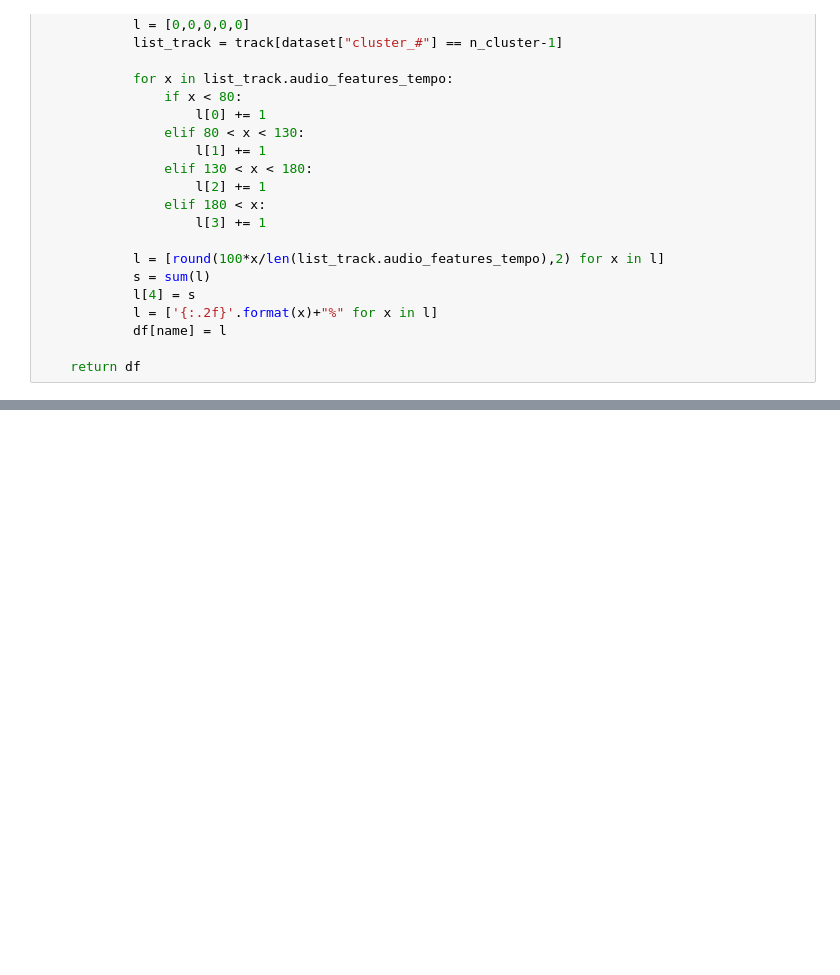
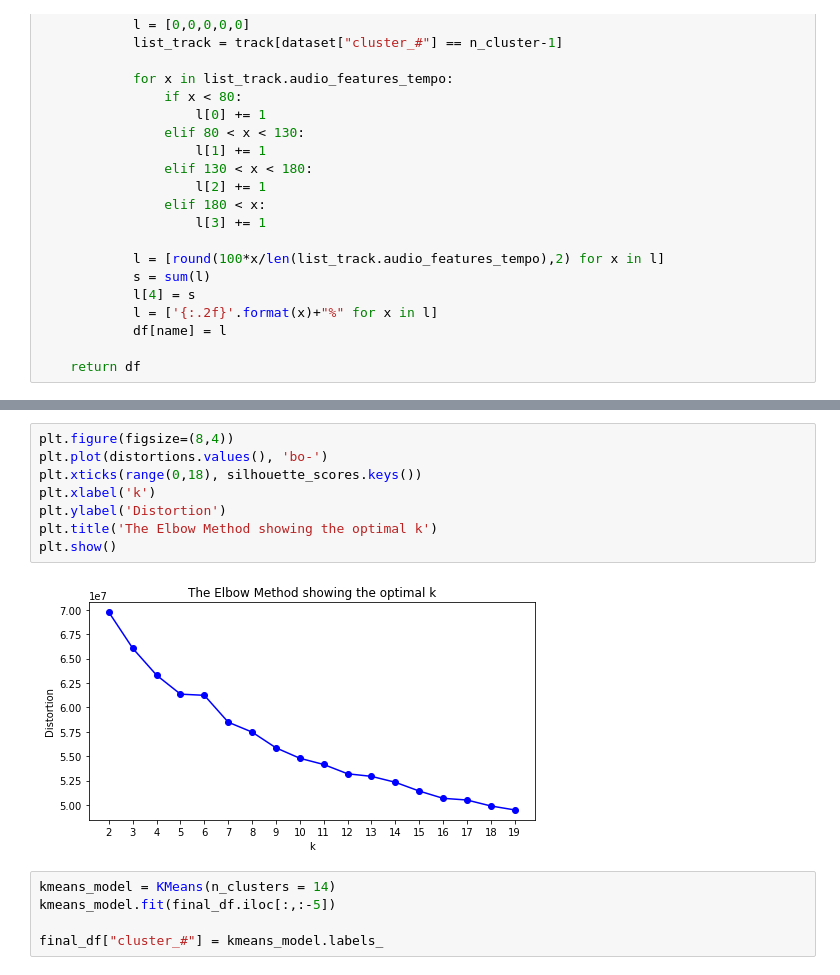
Before and after one commit to FilMastro/ADM-Homework4, a Jupyter notebook: Ex2 Andrea.ipynb, the cells around one changed output, grey strips where cells are left out. Cells and saved outputs as stored; diff of their text form; blank space fills up the shorter version.

```diff
--- a/Ex2 Andrea.ipynb
+++ b/Ex2 Andrea.ipynb
@@ -116,0 +325,15 @@ printPivotTable("bit")
+# %%
+plt.figure(figsize=(8,4))
+plt.plot(distortions.values(), 'bo-')
+plt.xticks(range(0,18), silhouette_scores.keys())
+plt.xlabel('k')
+plt.ylabel('Distortion')
+plt.title('The Elbow Method showing the optimal k')
+plt.show()
+# %% [output]
+[figure, added]
+# %%
+kmeans_model = KMeans(n_clusters = 14)
+kmeans_model.fit(final_df.iloc[:,:-5])
+
+final_df["cluster_#"] = kmeans_model.labels_
```
Also changed, not shown: parts of 21 cells of this notebook, 2 other files.
